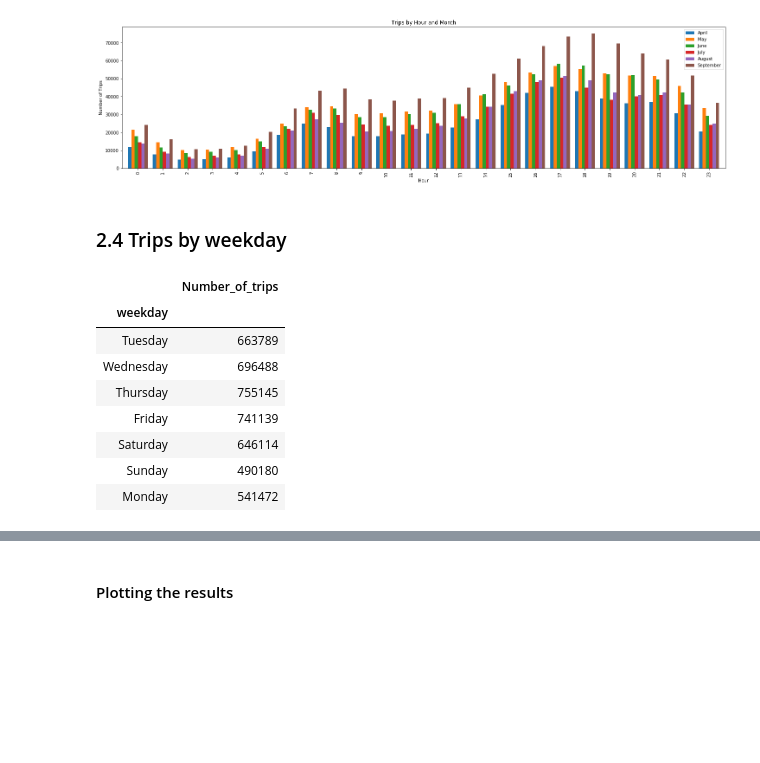
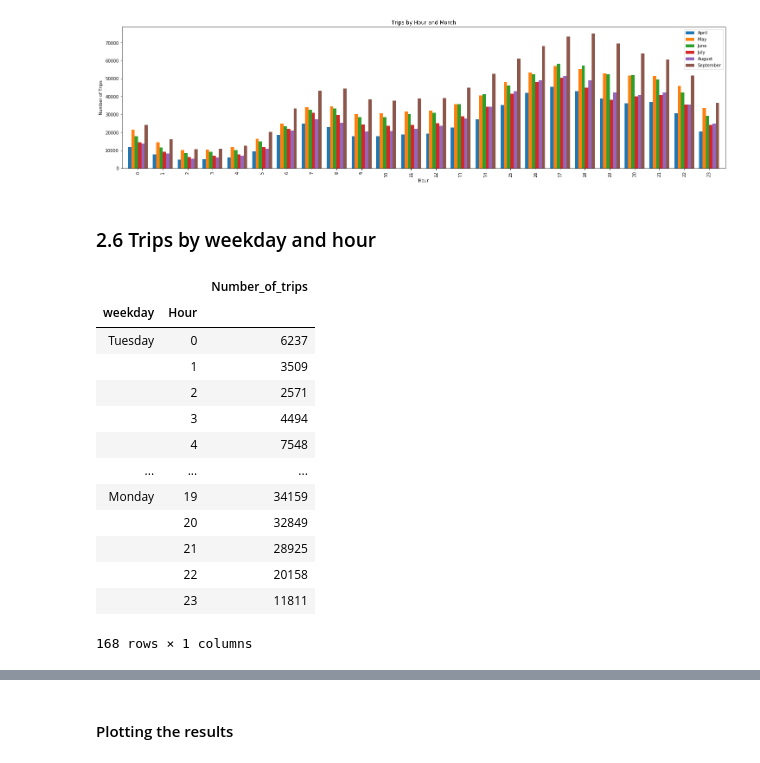
Before and after one commit to BrahimMebrek/Uber_Data_Analysis, a Jupyter notebook: Uber_Basic_Data_Analysis.ipynb, the cells around one changed output, grey strips where cells are left out. Cells and saved outputs as stored; diff of their text form; code cells hidden in the pictures; blank space fills up the shorter version.

```diff
--- a/Uber_Basic_Data_Analysis.ipynb
+++ b/Uber_Basic_Data_Analysis.ipynb
@@ -302,22 +398,27 @@ plt.show()
 # %% [output]
 [figure]
 # %% [markdown]
-### 2.4 Trips by weekday
+### 2.6 Trips by weekday and hour
 # %%
-#Grouping by Weekday
-df_weekday_grouped = df.groupby(['weekday'], sort = False).count()
+#Grouping by Hour and weekday
+df_weekday_hour_grouped = df.groupby(['weekday','Hour'], sort = False).count()
 
 #Creating the grouped DataFrame
-df_weekday = pd.DataFrame({'Number_of_trips':df_weekday_grouped.values[:,0]}, index = df_weekday_grouped.index)
+df_weekday_hour = pd.DataFrame({'Number_of_trips':df_weekday_hour_grouped.values[:,1]}, index = df_weekday_hour_grouped.index)
 
-df_weekday
+df_weekday_hour
 # %% [output]
-|  | Number_of_trips |
-| weekday |  |
-| Tuesday | 663789 |
-| Wednesday | 696488 |
-| Thursday | 755145 |
-| Friday | 741139 |
-| Saturday | 646114 |
-| Sunday | 490180 |
-| Monday | 541472 |
+|  |  | Number_of_trips |
+| weekday | Hour |  |
+| Tuesday | 0 | 6237 |
+|  | 1 | 3509 |
+|  | 2 | 2571 |
+|  | 3 | 4494 |
+|  | 4 | 7548 |
+| ... | ... | ... |
+| Monday | 19 | 34159 |
+|  | 20 | 32849 |
+|  | 21 | 28925 |
+|  | 22 | 20158 |
+|  | 23 | 11811 |
+168 rows × 1 columns
```
Also changed, not shown: parts of 30 cells of this notebook.
